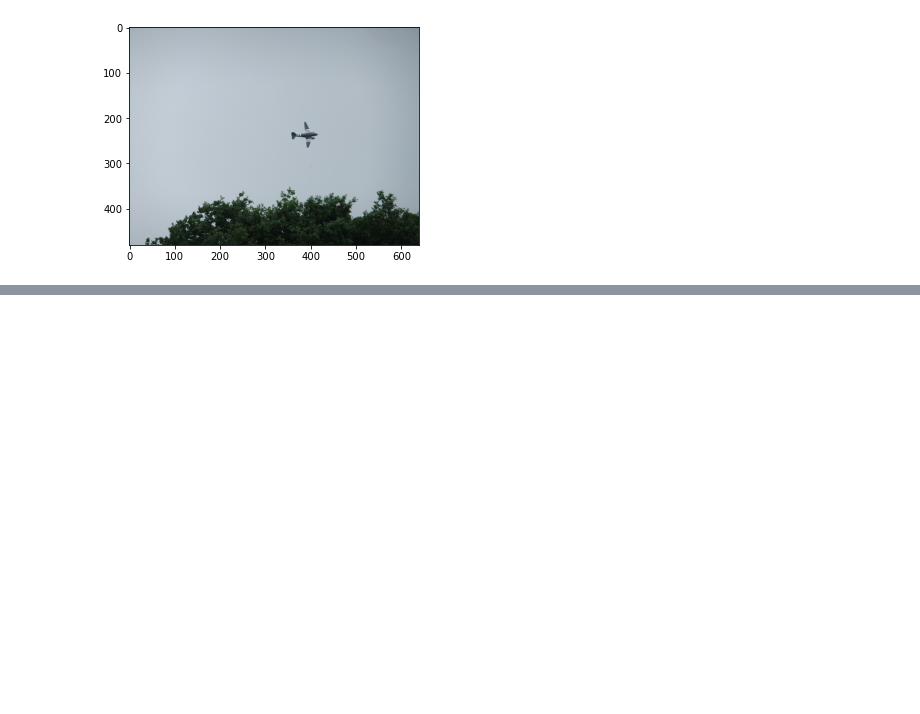
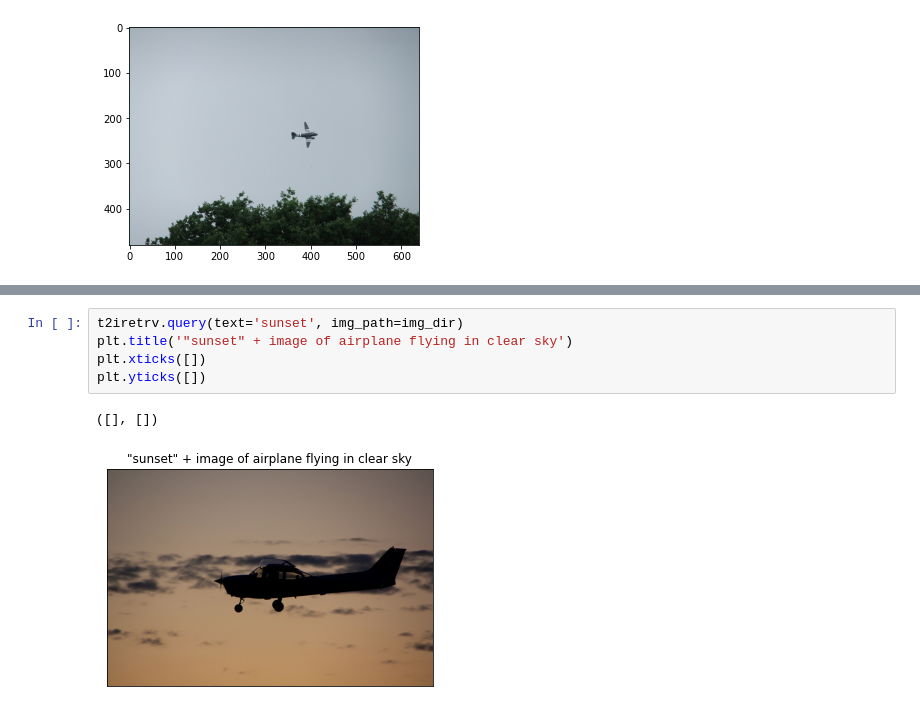
Before and after one commit to dgjun32/CLIP-tensorflow, a Jupyter notebook: code/demo.ipynb, the cells around one changed output, grey strips where cells are left out. Saved outputs shown, nothing was run; the diff lists cells and outputs as text; blank space fills up the shorter version.

```diff
--- a/code/demo.ipynb
+++ b/code/demo.ipynb
@@ -191,0 +192,8 @@ plt.yticks([])
+# %%
+t2iretrv.query(text='sunset', img_path=img_dir)
+plt.title('"sunset" + image of airplane flying in clear sky')
+plt.xticks([])
+plt.yticks([])
+# %% [output]
+([], [])
+[figure, added]
```
Also changed, not shown: parts of 4 cells of this notebook, 15 other files.
